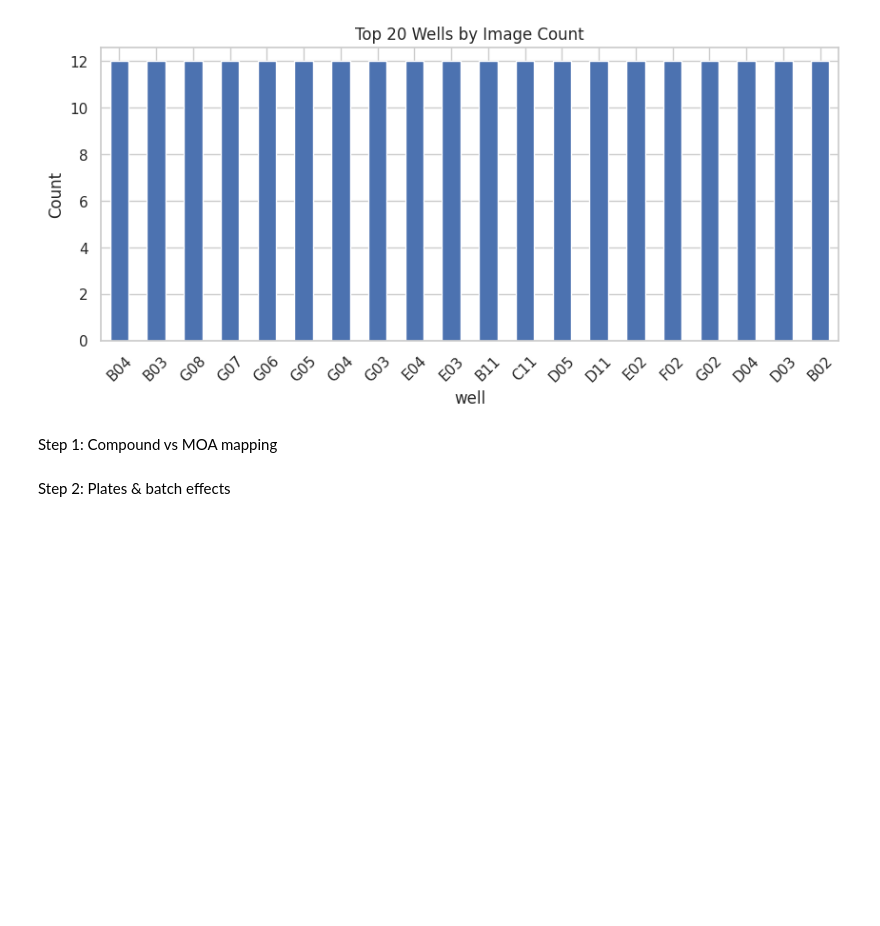
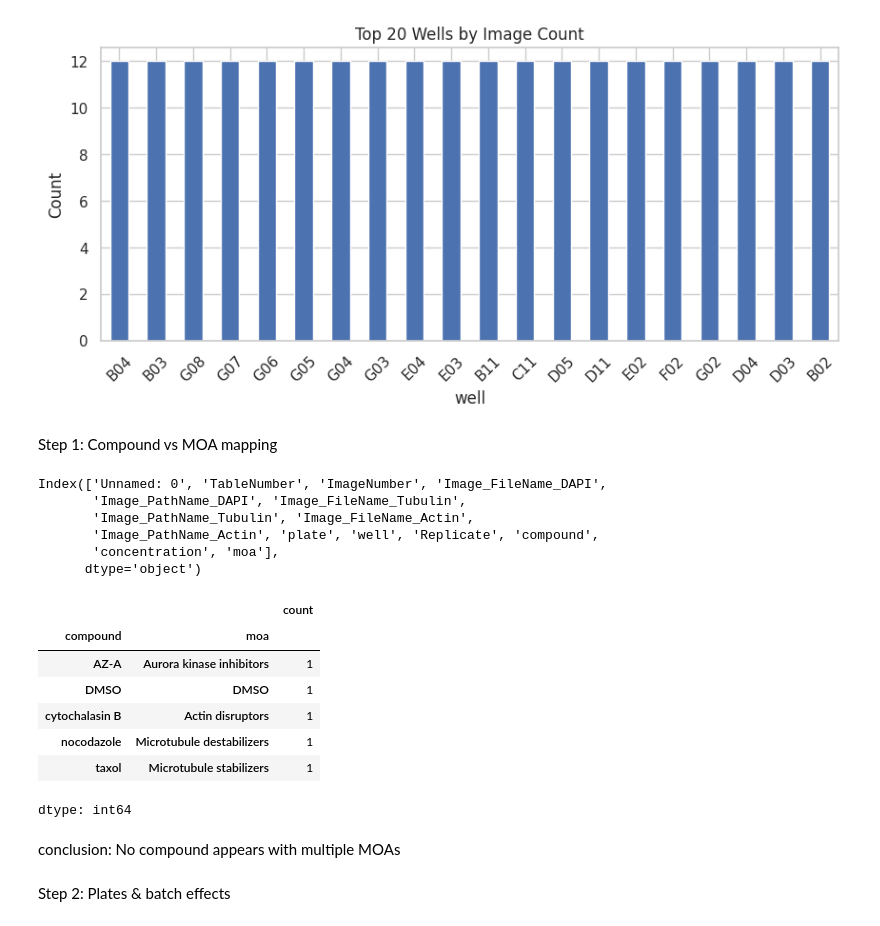
Before and after one commit to saamm/microscopy_self_supervised_learning, a Jupyter notebook: notebooks/2_metadata_analysis.ipynb, the cells around one changed output. Drawn from its saved outputs; the diff is of its cells as text; code cells hidden in the pictures; blank space fills up the shorter version.

```diff
--- a/notebooks/2_metadata_analysis.ipynb
+++ b/notebooks/2_metadata_analysis.ipynb
@@ -110,3 +108,27 @@ metadata[['CompoundName','MOA']].drop_duplicates().value_counts()
+# %%
+metadata_with_moa.columns
+# %% [output]
+Index(['Unnamed: 0', 'TableNumber', 'ImageNumber', 'Image_FileName_DAPI',
+       'Image_PathName_DAPI', 'Image_FileName_Tubulin',
+       'Image_PathName_Tubulin', 'Image_FileName_Actin',
+       'Image_PathName_Actin', 'plate', 'well', 'Replicate', 'compound',
+       'concentration', 'moa'],
+      dtype='object')
+# %%
+metadata_with_moa[['compound','moa']].drop_duplicates().value_counts() #So that each compund maps to a consistent MOA
+# how many compounds per MOA class
+# %% [output]
+|  |  | count |
+| compound | moa |  |
+| AZ-A | Aurora kinase inhibitors | 1 |
+| DMSO | DMSO | 1 |
+| cytochalasin B | Actin disruptors | 1 |
+| nocodazole | Microtubule destabilizers | 1 |
+| taxol | Microtubule stabilizers | 1 |
+dtype: int64
+# %% [markdown]
+conclusion:
+No compound appears with multiple MOAs
 # %% [markdown]
 Step 2: Plates & batch effects
 # %%
```
Also changed, not shown: parts of 18 cells of this notebook.
